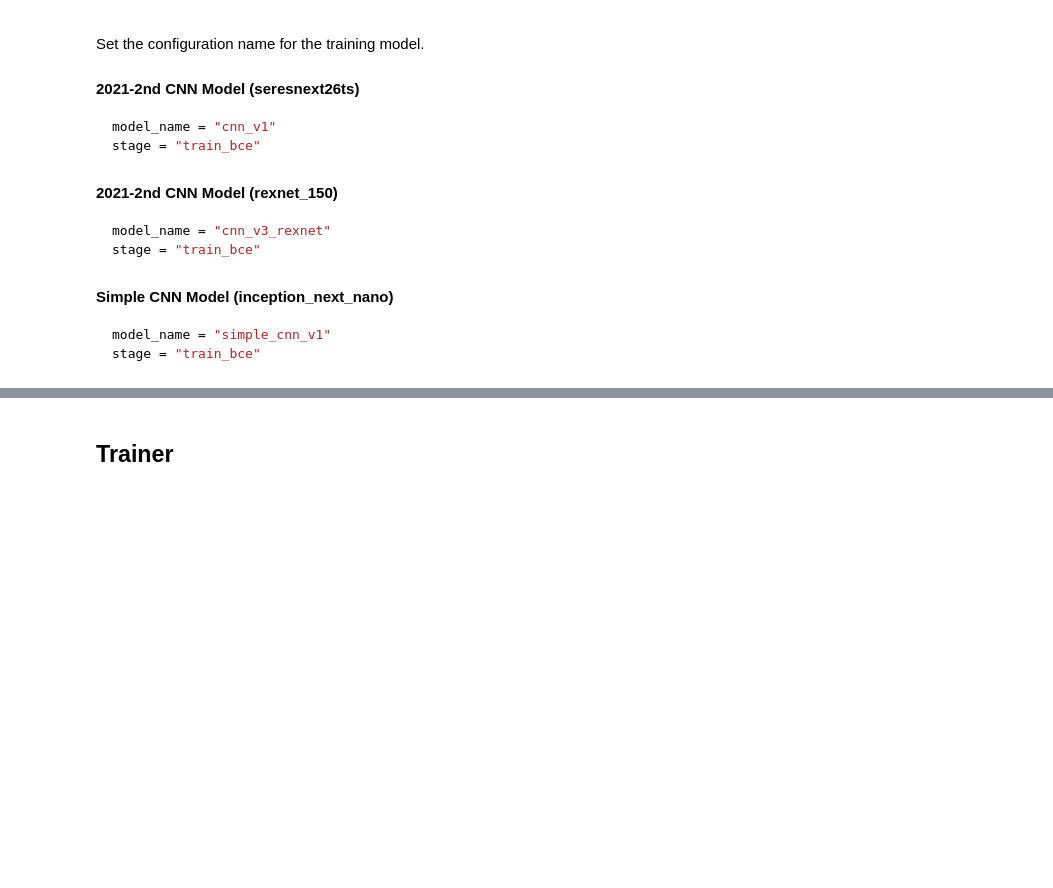
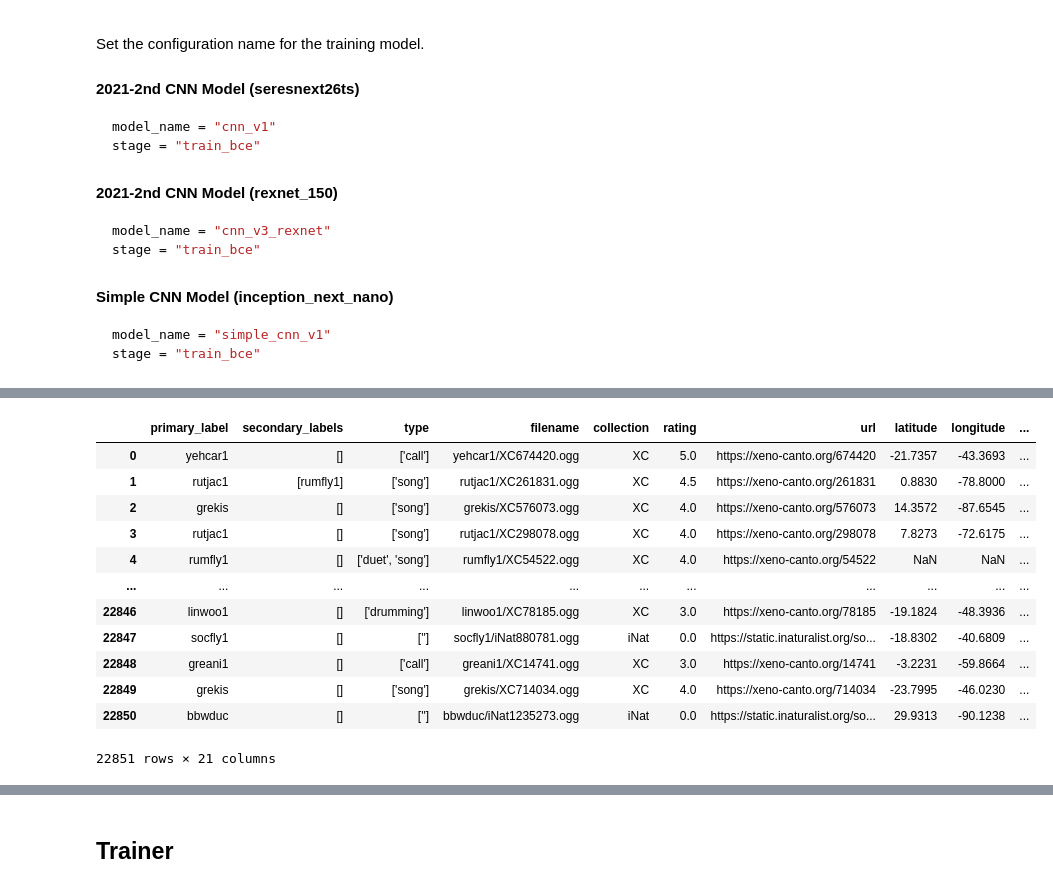
Before and after one commit to PraMamba/BirdCLEF-2025_Melspec, a Jupyter notebook: notebooks/train.ipynb, the cells around one changed output, grey strips where cells are left out. Cells and saved outputs as stored; diff of their text form; code cells hidden in the pictures; blank space fills up the shorter version.

```diff
--- a/notebooks/train.ipynb
+++ b/notebooks/train.ipynb
@@ -68,3 +81,19 @@ len(df_train), len(df_valid)
+# %%
+df_train
+# %% [output]
+|  | primary_label | secondary_labels | type | filename | collection | rating | url | latitude | longitude | ... |
+| 0 | yehcar1 | [] | ['call'] | yehcar1/XC674420.ogg | XC | 5.0 | https://xeno-canto.org/674420 | -21.7357 | -43.3693 | ... |
+| 1 | rutjac1 | [rumfly1] | ['song'] | rutjac1/XC261831.ogg | XC | 4.5 | https://xeno-canto.org/261831 | 0.8830 | -78.8000 | ... |
+| 2 | grekis | [] | ['song'] | grekis/XC576073.ogg | XC | 4.0 | https://xeno-canto.org/576073 | 14.3572 | -87.6545 | ... |
+| 3 | rutjac1 | [] | ['song'] | rutjac1/XC298078.ogg | XC | 4.0 | https://xeno-canto.org/298078 | 7.8273 | -72.6175 | ... |
+| 4 | rumfly1 | [] | ['duet', 'song'] | rumfly1/XC54522.ogg | XC | 4.0 | https://xeno-canto.org/54522 | NaN | NaN | ... |
+| ... | ... | ... | ... | ... | ... | ... | ... | ... | ... | ... |
+| 22846 | linwoo1 | [] | ['drumming'] | linwoo1/XC78185.ogg | XC | 3.0 | https://xeno-canto.org/78185 | -19.1824 | -48.3936 | ... |
+| 22847 | socfly1 | [] | [''] | socfly1/iNat880781.ogg | iNat | 0.0 | https://static.inaturalist.org/so... | -18.8302 | -40.6809 | ... |
+| 22848 | greani1 | [] | ['call'] | greani1/XC14741.ogg | XC | 3.0 | https://xeno-canto.org/14741 | -3.2231 | -59.8664 | ... |
+| 22849 | grekis | [] | ['song'] | grekis/XC714034.ogg | XC | 4.0 | https://xeno-canto.org/714034 | -23.7995 | -46.0230 | ... |
+| 22850 | bbwduc | [] | [''] | bbwduc/iNat1235273.ogg | iNat | 0.0 | https://static.inaturalist.org/so... | 29.9313 | -90.1238 | ... |
+22851 rows × 21 columns
 # %%
 if cfg.use_2024_additional_cleaned:
     # append handlabeled data
```
Also changed, not shown: parts of 12 cells of this notebook, 10 other files.
